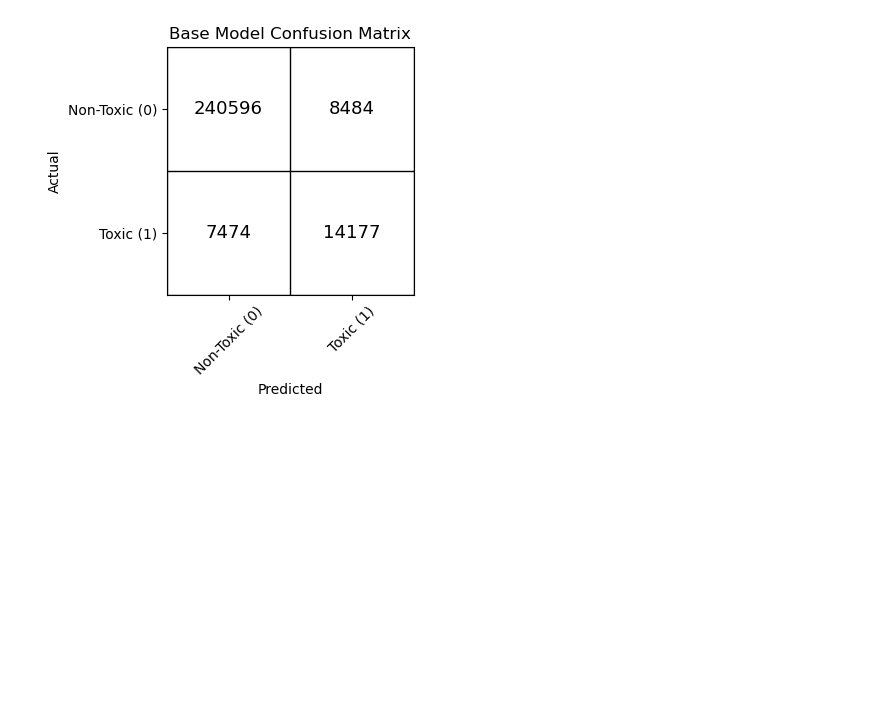
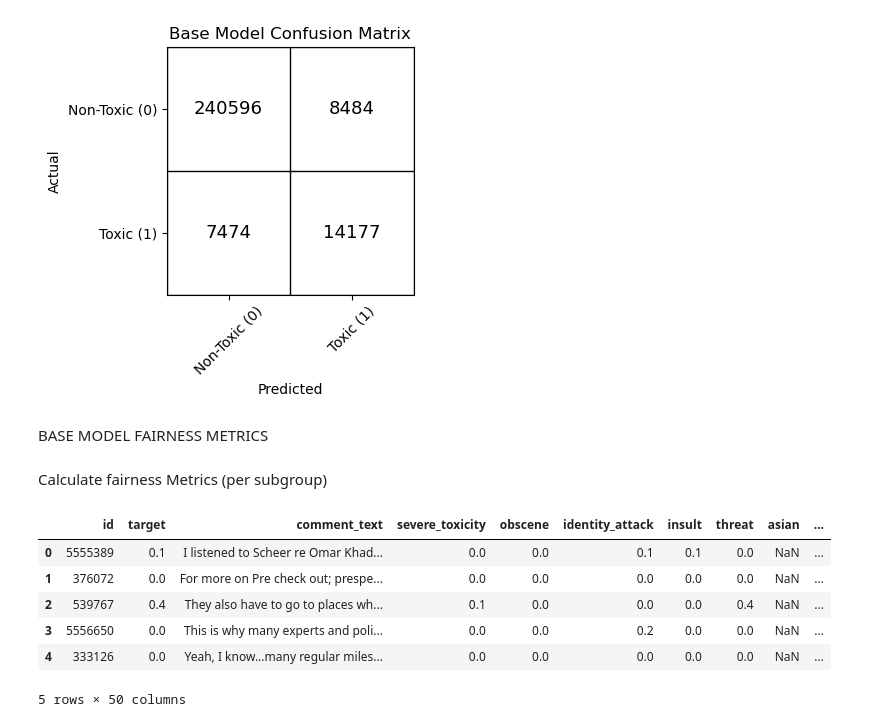
Before and after one commit to pstocker14/BachelorThesis_BiasInToxicCommentClassification, a Jupyter notebook: notebooks/base_model_training_and_evaluation.ipynb, the cells around one changed output. Saved outputs shown, nothing was run; the diff lists cells and outputs as text; code cells hidden in the pictures; blank space fills up the shorter version.

```diff
--- a/notebooks/base_model_training_and_evaluation.ipynb
+++ b/notebooks/base_model_training_and_evaluation.ipynb
@@ -160,3 +184,22 @@ plot_pr_curve(y_test, y_test_proba, title="Base Model Precision-Recall Curve")
 plot_confusion_matrix(y_test, y_test_pred, title="Base Model Confusion Matrix")
 # %% [output]
 [figure]
+# %% [markdown]
+BASE MODEL FAIRNESS METRICS
+# %% [markdown]
+Calculate fairness Metrics (per subgroup)
+# %%
+# Prepare test dataframe with predictions for subgroup evaluation
+test_df = pd.read_parquet(os.path.join(DATA_PROCESSED, "test_processed.parquet")).copy()
+test_df["predicted_proba"] = y_test_proba
+test_df["predicted_label"] = y_test_pred
+
+test_df.head()
+# %% [output]
+|  | id | target | comment_text | severe_toxicity | obscene | identity_attack | insult | threat | asian | ... |
+| 0 | 5555389 | 0.1 | I listened to Scheer re Omar Khad... | 0.0 | 0.0 | 0.1 | 0.1 | 0.0 | NaN | ... |
+| 1 | 376072 | 0.0 | For more on Pre check out; prespe... | 0.0 | 0.0 | 0.0 | 0.0 | 0.0 | NaN | ... |
+| 2 | 539767 | 0.4 | They also have to go to places wh... | 0.1 | 0.0 | 0.0 | 0.0 | 0.4 | NaN | ... |
+| 3 | 5556650 | 0.0 | This is why many experts and poli... | 0.0 | 0.0 | 0.2 | 0.0 | 0.0 | NaN | ... |
+| 4 | 333126 | 0.0 | Yeah, I know...many regular miles... | 0.0 | 0.0 | 0.0 | 0.0 | 0.0 | NaN | ... |
+5 rows × 50 columns
```
Also changed, not shown: parts of 8 cells of this notebook, 2 other files.
